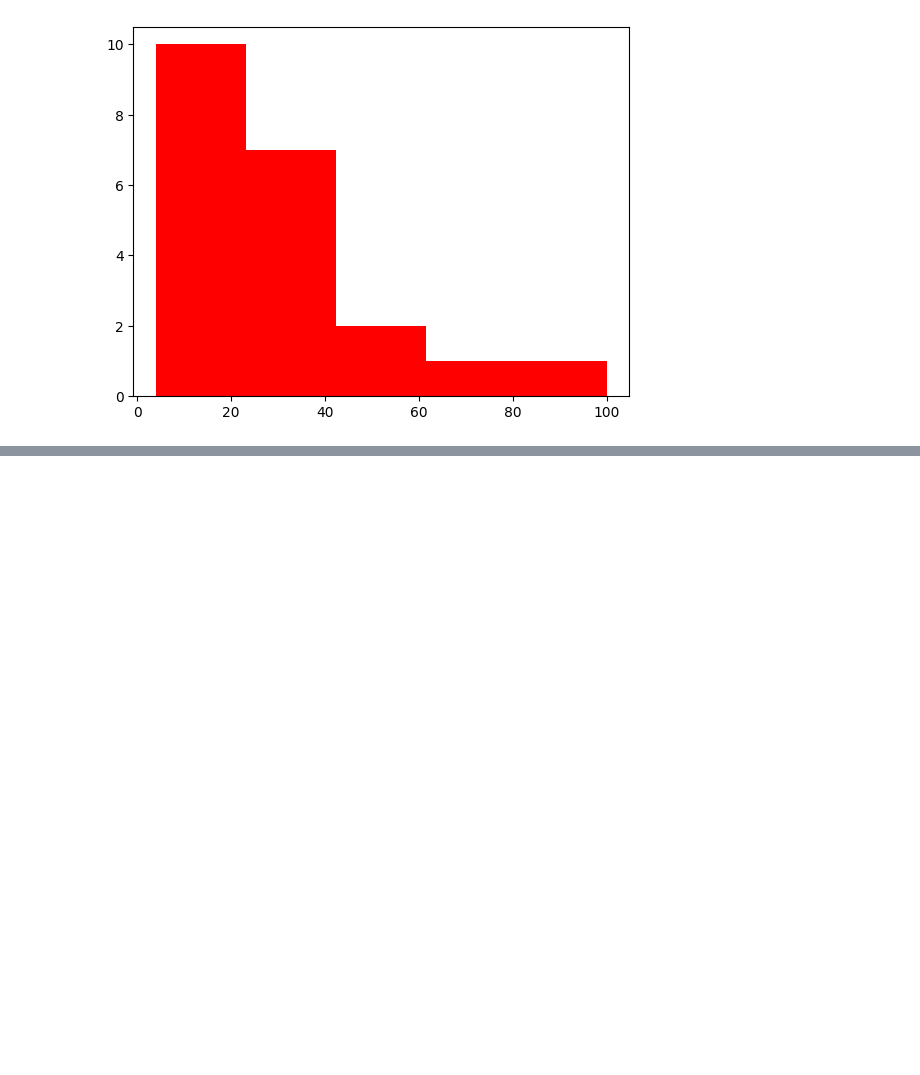
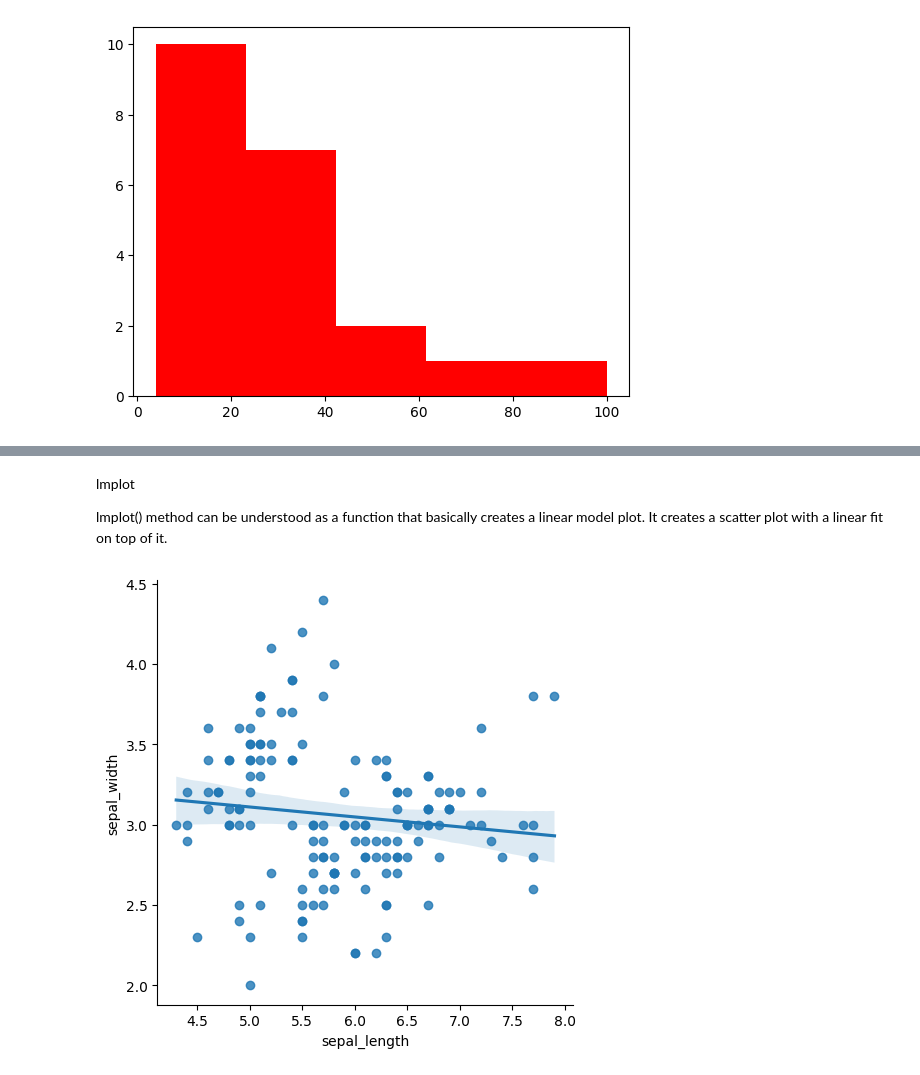
Before and after one commit to revan-desai/NumPy_and_Seaborn, a Jupyter notebook: seaborn_matplotlib_06.ipynb, the cells around one changed output, grey strips where cells are left out. Cells and saved outputs as stored; diff of their text form; code cells hidden in the pictures; blank space fills up the shorter version.

```diff
--- a/seaborn_matplotlib_06.ipynb
+++ b/seaborn_matplotlib_06.ipynb
@@ -78,0 +122,14 @@ n,bin,p=plt.hist(x,num_bin,facecolor='red',alpha=1)      # alpha(range 0 to 1) i
+# %% [markdown]
+lmplot
+
+lmplot() method can be understood as a function that basically creates a linear model plot. It creates a scatter plot with a linear fit on top of it.
+# %%
+import seaborn as sns
+
+import matplotlib.pyplot as plt
+datairis=sns.load_dataset('iris')
+sns.lmplot(x='sepal_length',y='sepal_width',data=datairis)
+
+plt.show()
+# %% [output]
+[figure, added]
```
Also changed, not shown: parts of 12 cells of this notebook.
